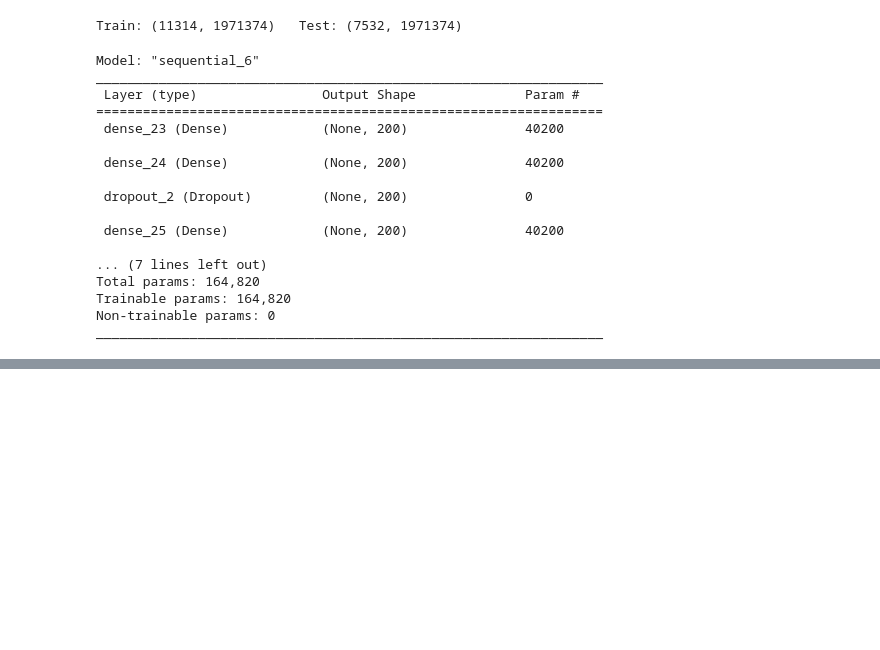
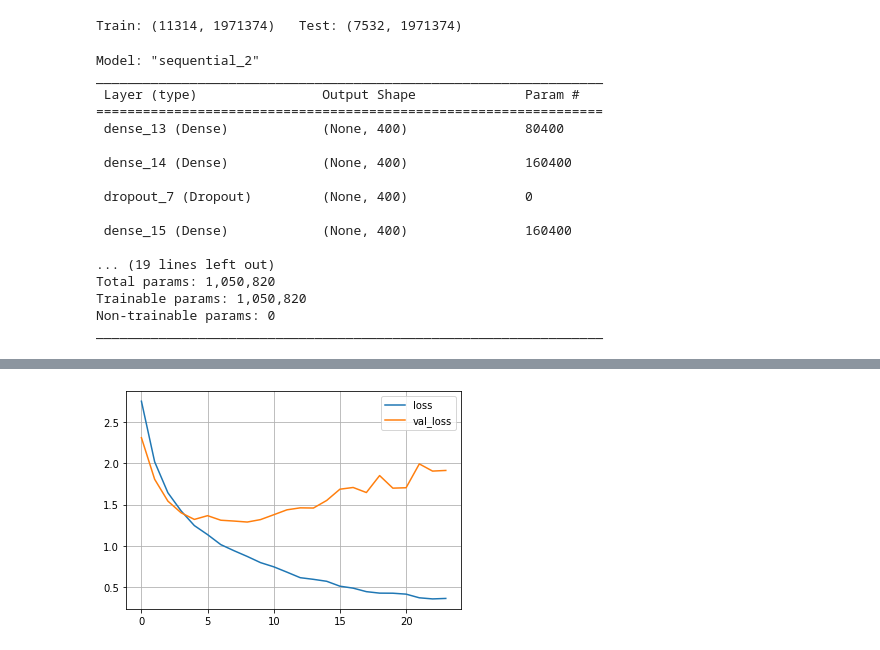
Before and after one commit to allyryry/3950_Workbooks, a Jupyter notebook: 022_keras_tensor_sol.ipynb, the cells around one changed output, grey strips where cells are left out. Drawn from its saved outputs; the diff is of its cells as text; code cells hidden in the pictures; blank space fills up the shorter version.

```diff
--- a/022_keras_tensor_sol.ipynb
+++ b/022_keras_tensor_sol.ipynb
@@ -504,37 +504,43 @@ X_train = tsvd.fit_transform(X_train)
 X_test = tsvd.transform(X_test)
 # %%
 model = Sequential()
-model.add(Dense(in_size, input_dim=in_size, activation='relu'))
-model.add(Dense(in_size, activation='relu'))
+model.add(Dense(in_size*2, input_dim=in_size, activation='relu'))
+model.add(Dense(in_size*2, activation='relu'))
 model.add(Dropout(0.2))
-model.add(Dense(in_size, activation='relu'))
+model.add(Dense(in_size*2, activation='relu'))
 model.add(Dropout(0.2))
-model.add(Dense(in_size, activation='relu'))
+model.add(Dense(in_size*2, activation='relu'))
+model.add(Dropout(0.2))
+model.add(Dense(in_size*2, activation='relu'))
+model.add(Dropout(0.2))
+model.add(Dense(in_size*2, activation='relu'))
+model.add(Dropout(0.2))
+model.add(Dense(in_size*2, activation='relu'))
 model.add(Dense(20, activation="softmax"))
 model.summary()
 # %% [output]
-Model: "sequential_6"
+Model: "sequential_2"
 _________________________________________________________________
  Layer (type)                Output Shape              Param #
 =================================================================
- dense_23 (Dense)            (None, 200)               40200
+ dense_13 (Dense)            (None, 400)               80400
 
- dense_24 (Dense)            (None, 200)               40200
+ dense_14 (Dense)            (None, 400)               160400
 
- dropout_2 (Dropout)         (None, 200)               0
+ dropout_7 (Dropout)         (None, 400)               0
 
- dense_25 (Dense)            (None, 200)               40200
+ dense_15 (Dense)            (None, 400)               160400
 
-... (7 lines left out)
-Total params: 164,820
-Trainable params: 164,820
+... (19 lines left out)
+Total params: 1,050,820
+Trainable params: 1,050,820
 Non-trainable params: 0
 _________________________________________________________________
 # %%
-callback = tf.keras.callbacks.EarlyStopping(monitor='val_loss', patience=5, restore_best_weights=True)
+callback = tf.keras.callbacks.EarlyStopping(monitor='val_loss', patience=15, restore_best_weights=True)
 
 model.compile(loss="categorical_crossentropy", optimizer="Adam", metrics=["accuracy"])
-train_log = model.fit(X_train, y_train, epochs=100, batch_size=100, validation_split=.2, verbose=0, callbacks=[callback])
+train_log = model.fit(X_train, y_train, epochs=100, batch_size=100, validation_split=.2, verbose=1, callbacks=[callback])
 model.evaluate(X_test, y_test)
 plot_loss(train_log)
 # %% [output]
@@ -544,0 +564 @@ ValueError: in user code:
+[figure, added]
```
Also changed, not shown: parts of 1 cell of this notebook.
